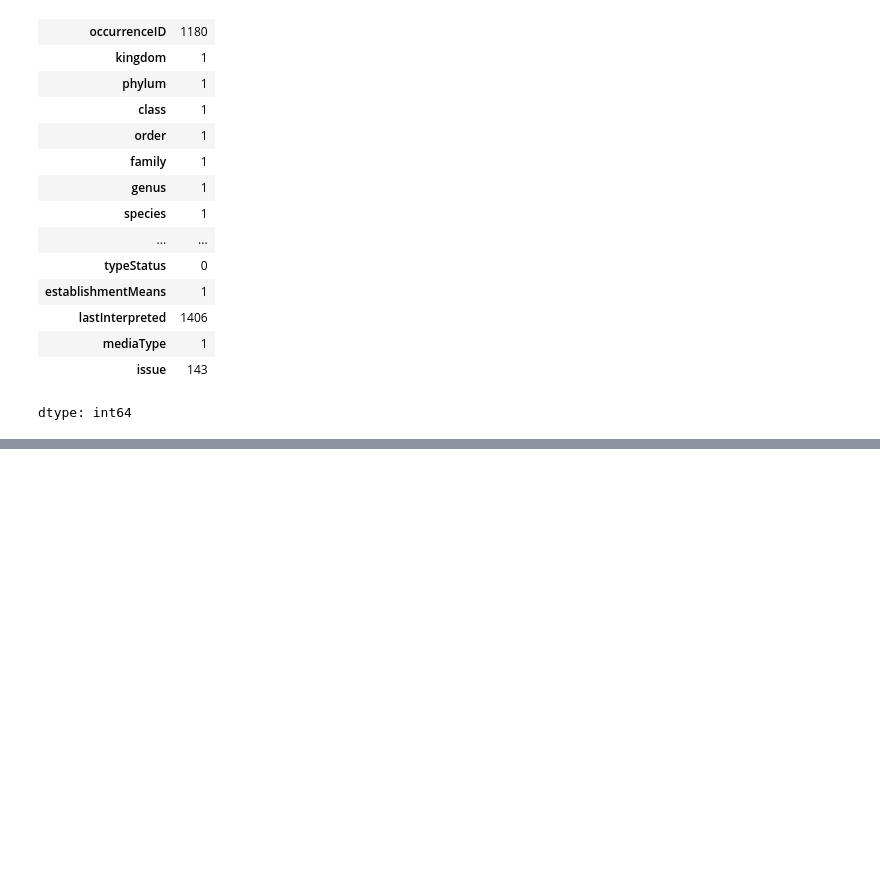
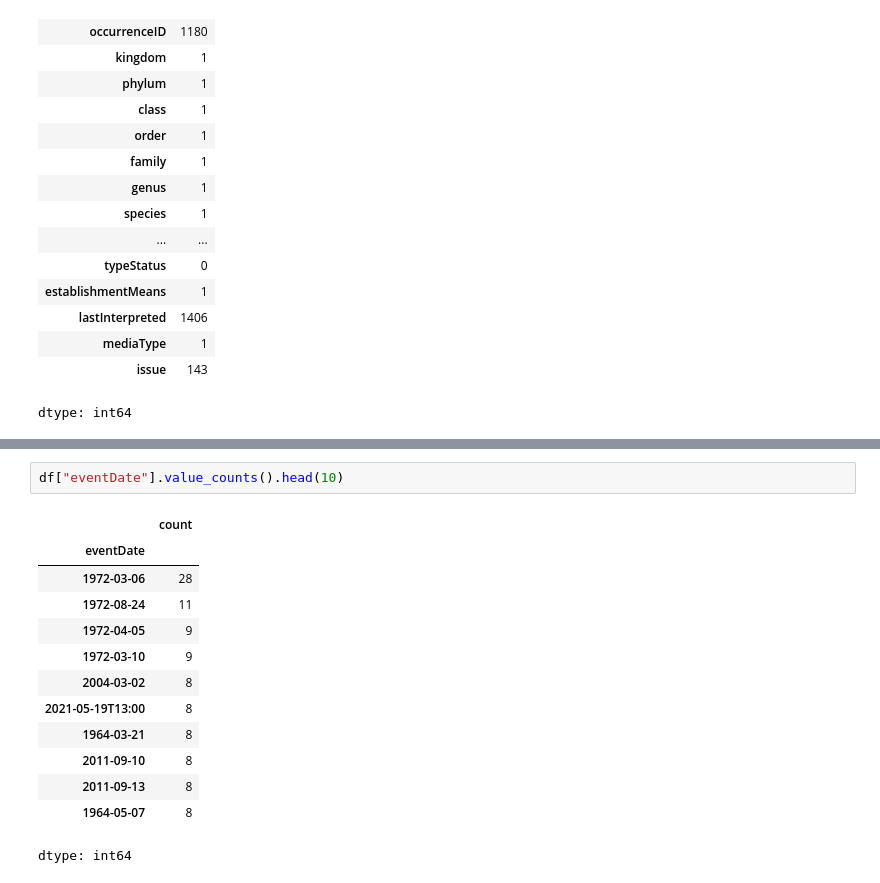
Before and after one commit to Isabela-Silverio-Cardoso-Pereira/AnaliseDado, a Jupyter notebook: analise_dados_tubarão_raposa.ipynb, the cells around one changed output, grey strips where cells are left out. Saved outputs shown, nothing was run; the diff lists cells and outputs as text; blank space fills up the shorter version.

```diff
--- a/analise_dados_tubarão_raposa.ipynb
+++ b/analise_dados_tubarão_raposa.ipynb
@@ -159,2 +174,18 @@ dtype: int64
+# %%
+df["eventDate"].value_counts().head(10)
+# %% [output]
+|  | count |
+| eventDate |  |
+| 1972-03-06 | 28 |
+| 1972-08-24 | 11 |
+| 1972-04-05 | 9 |
+| 1972-03-10 | 9 |
+| 2004-03-02 | 8 |
+| 2021-05-19T13:00 | 8 |
+| 1964-03-21 | 8 |
+| 2011-09-10 | 8 |
+| 2011-09-13 | 8 |
+| 1964-05-07 | 8 |
+dtype: int64
 # %%
 #registros por ano
```
Also changed, not shown: parts of 6 cells of this notebook.
